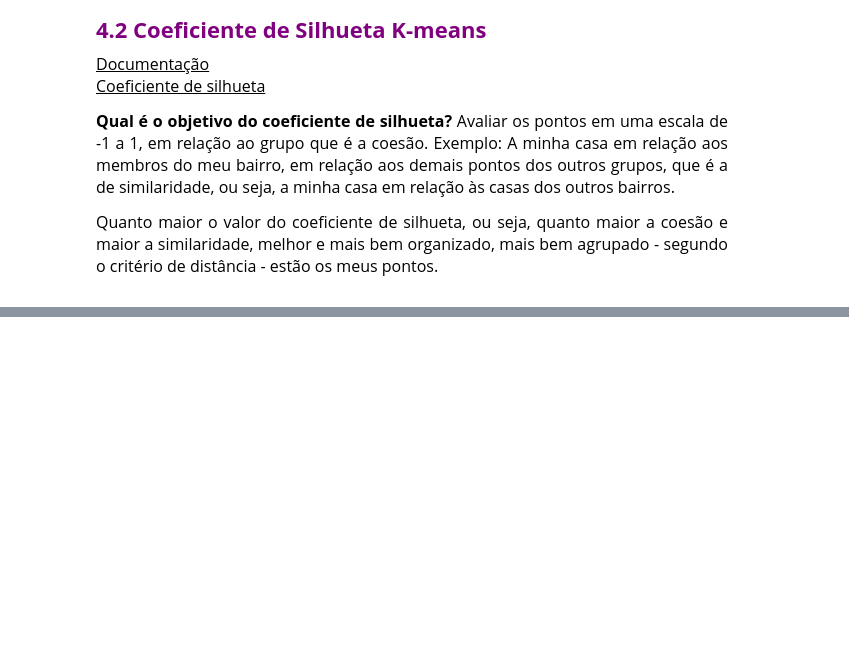
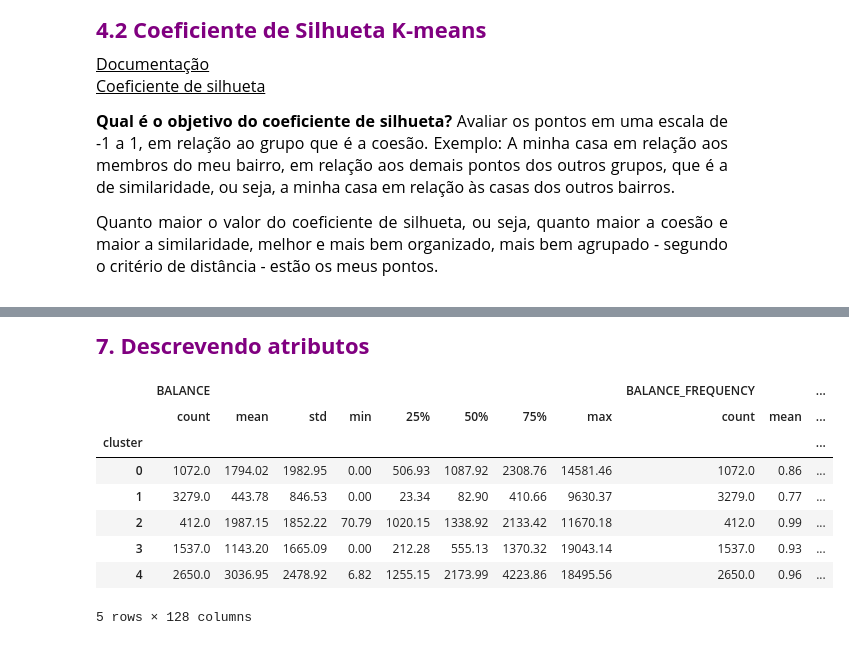
Before and after one commit to gabrielavillagran/Desenvolve, a Jupyter notebook: Clustering extraindo padrões de dados/Clustering extraindo padrões de dados.ipynb, the cells around one changed output, grey strips where cells are left out. Saved outputs shown, nothing was run; the diff lists cells and outputs as text; code cells hidden in the pictures; blank space fills up the shorter version.

```diff
--- a/Clustering extraindo padrões de dados/Clustering extraindo padrões de dados.ipynb
+++ b/Clustering extraindo padrões de dados/Clustering extraindo padrões de dados.ipynb
@@ -249,0 +591,2 @@ silhoette
+# %%
+dados['cluster'] = labels
@@ -249,0 +597,14 @@ silhoette
+# %% [markdown]
+<p style='font-size: 22px; line-height: 2; margin: 10px 50px; text-align: justify; color:purple;'> <b> 7. Descrevendo atributos</b></p>
+# %%
+dados.groupby('cluster').describe().round(2)
+# %% [output]
+|  | BALANCE |  |  |  |  |  |  |  | BALANCE_FREQUENCY |  | ... |
+|  | count | mean | std | min | 25% | 50% | 75% | max | count | mean | ... |
+| cluster |  |  |  |  |  |  |  |  |  |  | ... |
+| 0 | 1072.0 | 1794.02 | 1982.95 | 0.00 | 506.93 | 1087.92 | 2308.76 | 14581.46 | 1072.0 | 0.86 | ... |
+| 1 | 3279.0 | 443.78 | 846.53 | 0.00 | 23.34 | 82.90 | 410.66 | 9630.37 | 3279.0 | 0.77 | ... |
+| 2 | 412.0 | 1987.15 | 1852.22 | 70.79 | 1020.15 | 1338.92 | 2133.42 | 11670.18 | 412.0 | 0.99 | ... |
+| 3 | 1537.0 | 1143.20 | 1665.09 | 0.00 | 212.28 | 555.13 | 1370.32 | 19043.14 | 1537.0 | 0.93 | ... |
+| 4 | 2650.0 | 3036.95 | 2478.92 | 6.82 | 1255.15 | 2173.99 | 4223.86 | 18495.56 | 2650.0 | 0.96 | ... |
+5 rows × 128 columns
```
Also changed, not shown: parts of 54 cells of this notebook, 25 other files.
